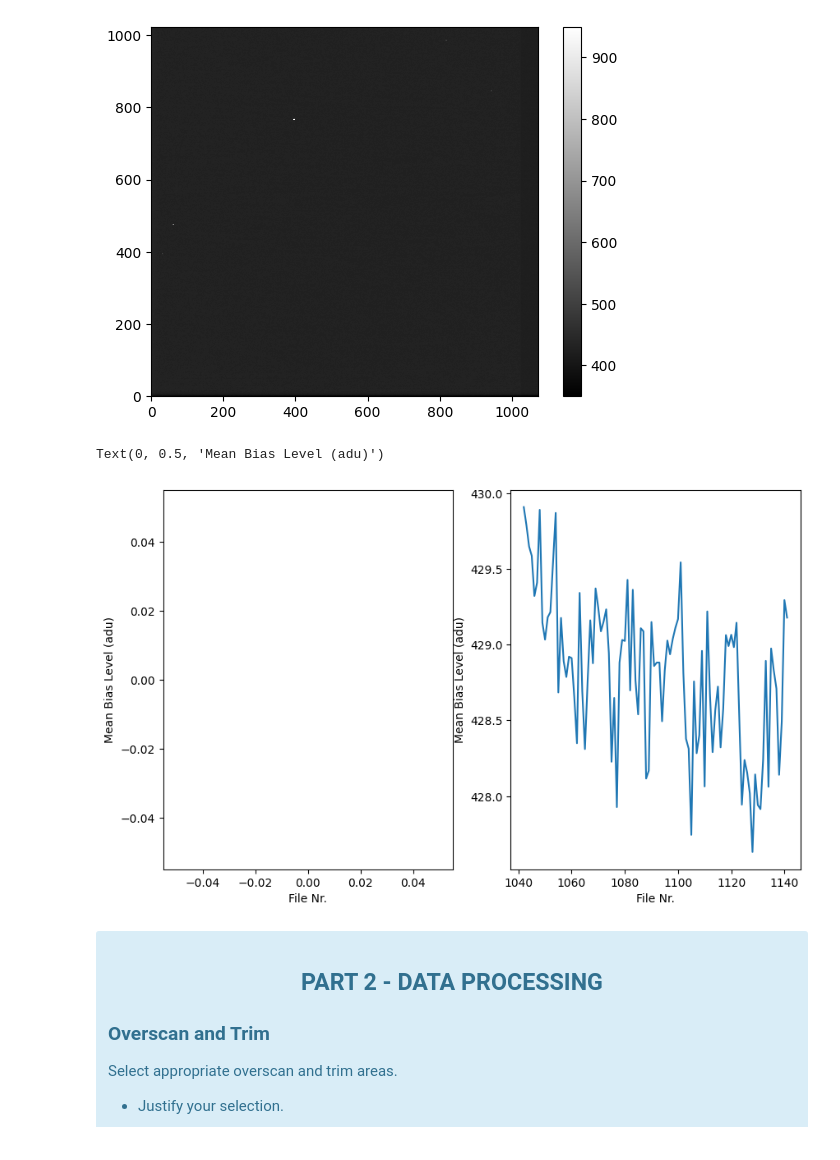
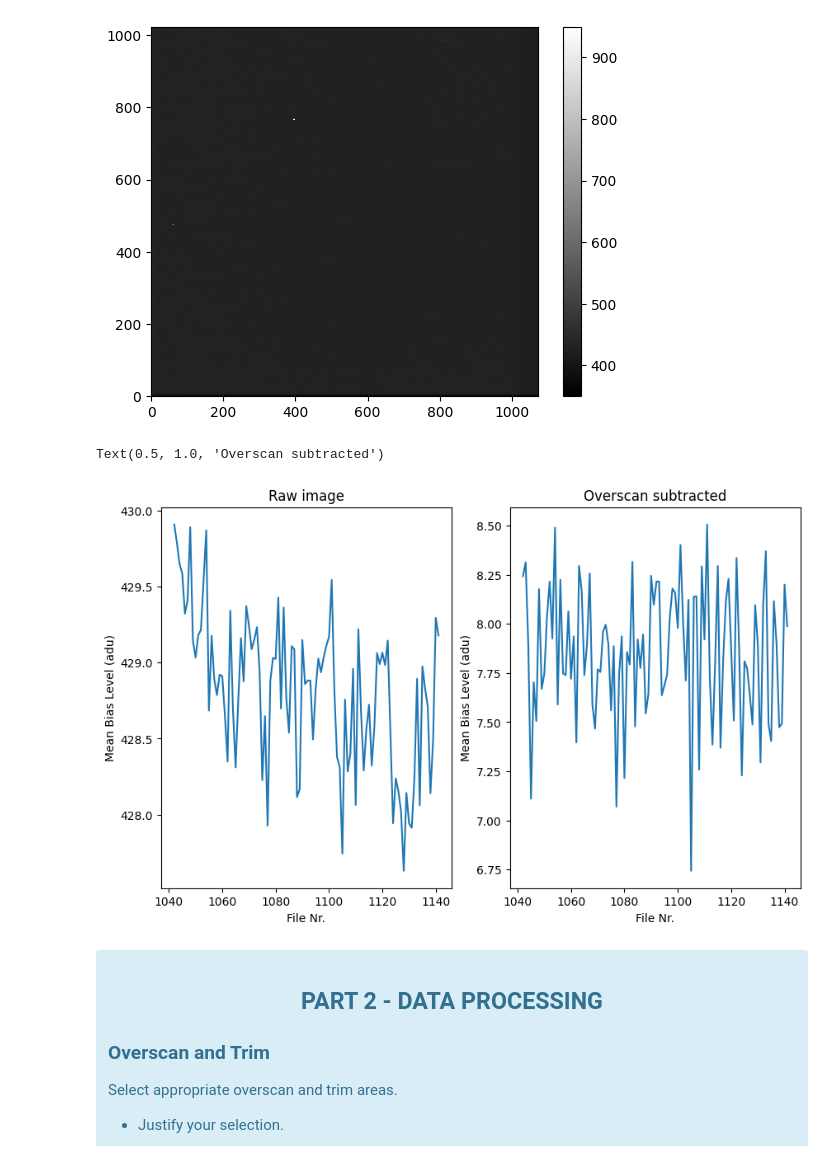
Before and after one commit to RiPires/ETS-Labs, a Jupyter notebook: Report1_Telescopes/PL_CCD_ReportTemplate.ipynb, the cells around one changed output. Saved outputs shown, nothing was run; the diff lists cells and outputs as text; code cells hidden in the pictures.

Commit message:
Superbias update:   * problem with mean bias level array solved;

```diff
--- a/Report1_Telescopes/PL_CCD_ReportTemplate.ipynb
+++ b/Report1_Telescopes/PL_CCD_ReportTemplate.ipynb
@@ -304,35 +304,40 @@ mean_bias_level_raw = []
 mean_bias_level_over = []
 
 for ccd, file_name in superbias_img.ccds(ccd_kwargs={'unit':'adu'}, return_fname=True):
-    ## Trim to center 100x100
+    ## Subtract overscan
+    ccd_over = ccdp.subtract_overscan(ccd, fits_section='[1030:1068,:]', median=True, overscan_axis=1)
+    ## Trim subtracted overscan to center 100x100
+    ccd_over = ccdp.trim_image(ccd_over, fits_section='[502:522, 502:522]')
+    ## Save overscan subtracted mean bias level
+    mean_bias_level_over.append(float(np.asarray(ccd_over.mean())))
+
+    ## Trim raw image to center 100x100
     ccd = ccdp.trim_image(ccd, fits_section='[502:522, 502:522]')
     ## Save raw image mean bias level to array
     mean_bias_level_raw.append(float(np.asarray(ccd.mean())))
-    ## Subtract overscan
-    ccd = ccdp.subtract_overscan(ccd, fits_section='[1030:1068,:]', median=True, overscan_axis=1)
-    ## Save overscan subtracted mean bias level
-    mean_bias_level_over.append(float(np.asarray(ccd.mean())))
     ## Save image nr to array
     image_nr.append(int(file_name.split('b')[0]))
 # %%
 ## Scatt plot mean bias level vs image nr
 nrow = 1
 ncol = 2
 
 fig = plt.figure(figsize=(10,6))
 
 ax = fig.add_subplot(nrow,ncol,1)
+plt.plot(image_nr, mean_bias_level_raw)
+plt.xlabel('File Nr.')
+plt.ylabel('Mean Bias Level (adu)')
+plt.title('Raw image')
+
+ax = fig.add_subplot(nrow,ncol,2)
 plt.plot(image_nr, mean_bias_level_over)
 plt.xlabel('File Nr.')
 plt.ylabel('Mean Bias Level (adu)')
-
-ax = fig.add_subplot(nrow,ncol,2)
-plt.plot(image_nr, mean_bias_level_raw)
-plt.xlabel('File Nr.')
-plt.ylabel('Mean Bias Level (adu)')
+plt.title('Overscan subtracted')
 # %% [output]
-Text(0, 0.5, 'Mean Bias Level (adu)')
+Text(0.5, 1.0, 'Overscan subtracted')
-[figure, old version]
+[figure, new version]
 # %% [markdown]
 <div class="alert alert-block alert-info">
 
```
